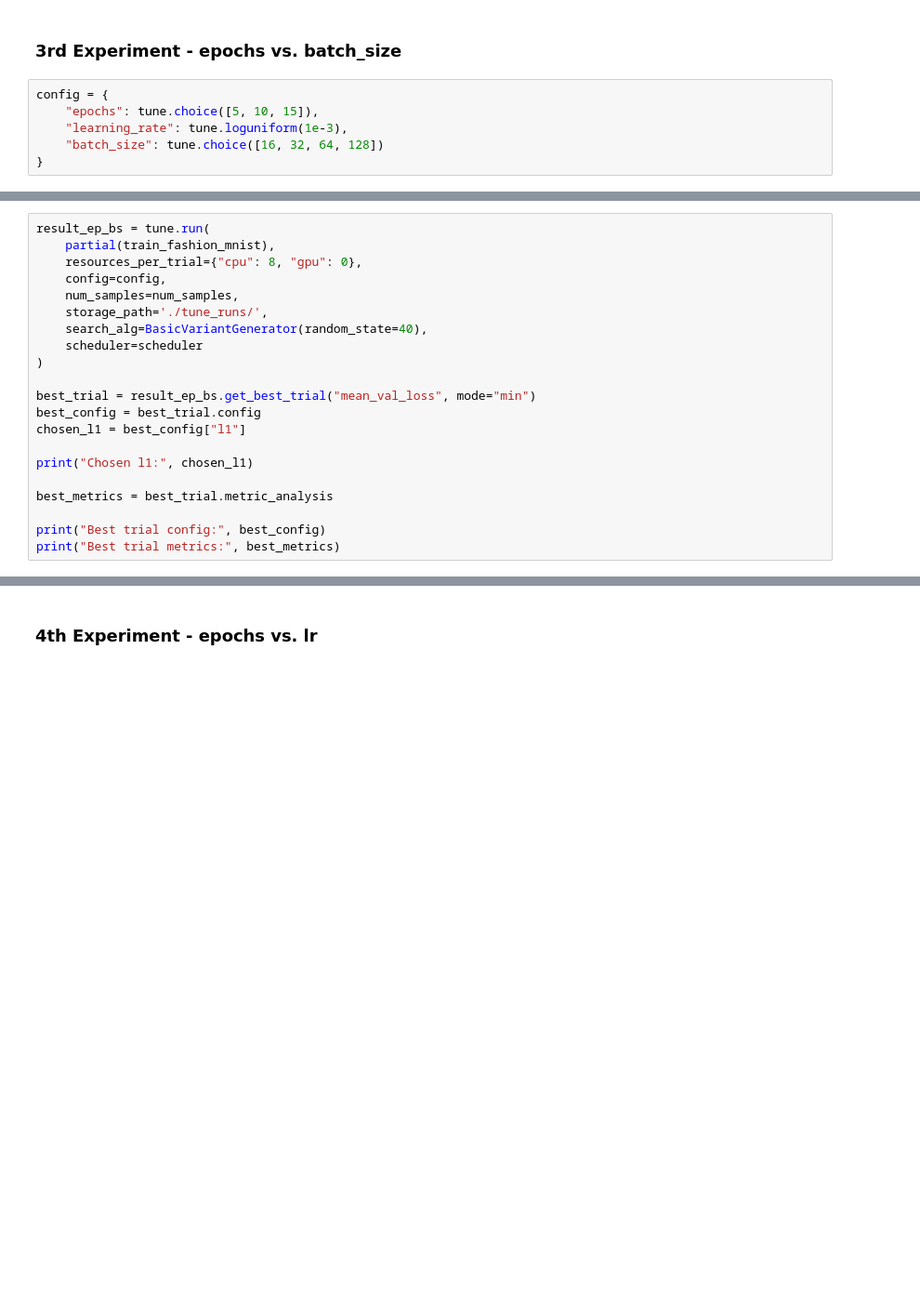
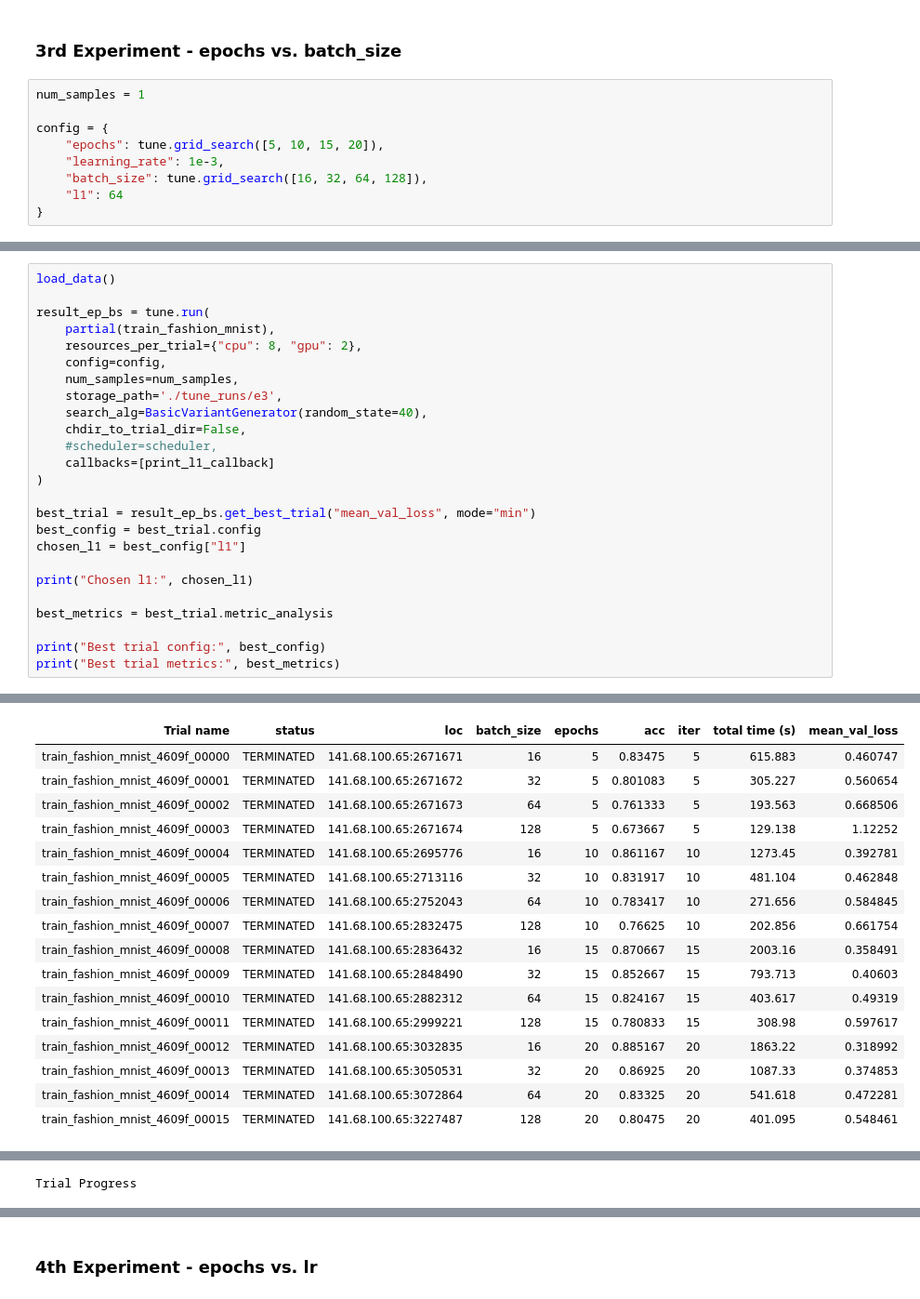
Before and after one commit to LuisaIb/fashion-tuning, a Jupyter notebook: 50random_trials_experiments.ipynb, the cells around one changed output, grey strips where cells are left out. Shown at 93% size. Drawn from its saved outputs; the diff is of its cells as text; blank space fills up the shorter version.

```diff
--- a/50random_trials_experiments.ipynb
+++ b/50random_trials_experiments.ipynb
@@ -312,8 +399,11 @@ print("Best trial metrics:", best_metrics)
 # %% [markdown]
 ### 3rd Experiment - epochs vs. batch_size
 # %%
+num_samples = 1
+
 config = {
-    "epochs": tune.choice([5, 10, 15]),
-    "learning_rate": tune.loguniform(1e-3),
-    "batch_size": tune.choice([16, 32, 64, 128])
+    "epochs": tune.grid_search([5, 10, 15, 20]),
+    "learning_rate": 1e-3,
+    "batch_size": tune.grid_search([16, 32, 64, 128]),
+    "l1": 64
 }
@@ -320,12 +414,16 @@ config = {
 # %%
+load_data()
+
 result_ep_bs = tune.run(
     partial(train_fashion_mnist),
-    resources_per_trial={"cpu": 8, "gpu": 0},
+    resources_per_trial={"cpu": 8, "gpu": 2},
     config=config,
     num_samples=num_samples,
-    storage_path='./tune_runs/',
+    storage_path='./tune_runs/e3',
     search_alg=BasicVariantGenerator(random_state=40),
-    scheduler=scheduler
+    chdir_to_trial_dir=False,
+    #scheduler=scheduler,
+    callbacks=[print_l1_callback]
 )
 
 best_trial = result_ep_bs.get_best_trial("mean_val_loss", mode="min")
@@ -338,3 +436,4 @@ best_metrics = best_trial.metric_analysis
 
 print("Best trial config:", best_config)
 print("Best trial metrics:", best_metrics)
+# %% [output]
@@ -340,0 +449,17 @@ print("Best trial metrics:", best_metrics)
+| Trial name | status | loc | batch_size | epochs | acc | iter | total time (s) | mean_val_loss |
+| train_fashion_mnist_4609f_00000 | TERMINATED | 141.68.100.65:2671671 | 16 | 5 | 0.83475 | 5 | 615.883 | 0.460747 |
+| train_fashion_mnist_4609f_00001 | TERMINATED | 141.68.100.65:2671672 | 32 | 5 | 0.801083 | 5 | 305.227 | 0.560654 |
+| train_fashion_mnist_4609f_00002 | TERMINATED | 141.68.100.65:2671673 | 64 | 5 | 0.761333 | 5 | 193.563 | 0.668506 |
+| train_fashion_mnist_4609f_00003 | TERMINATED | 141.68.100.65:2671674 | 128 | 5 | 0.673667 | 5 | 129.138 | 1.12252 |
+| train_fashion_mnist_4609f_00004 | TERMINATED | 141.68.100.65:2695776 | 16 | 10 | 0.861167 | 10 | 1273.45 | 0.392781 |
+| train_fashion_mnist_4609f_00005 | TERMINATED | 141.68.100.65:2713116 | 32 | 10 | 0.831917 | 10 | 481.104 | 0.462848 |
+| train_fashion_mnist_4609f_00006 | TERMINATED | 141.68.100.65:2752043 | 64 | 10 | 0.783417 | 10 | 271.656 | 0.584845 |
+| train_fashion_mnist_4609f_00007 | TERMINATED | 141.68.100.65:2832475 | 128 | 10 | 0.76625 | 10 | 202.856 | 0.661754 |
+| train_fashion_mnist_4609f_00008 | TERMINATED | 141.68.100.65:2836432 | 16 | 15 | 0.870667 | 15 | 2003.16 | 0.358491 |
+| train_fashion_mnist_4609f_00009 | TERMINATED | 141.68.100.65:2848490 | 32 | 15 | 0.852667 | 15 | 793.713 | 0.40603 |
+| train_fashion_mnist_4609f_00010 | TERMINATED | 141.68.100.65:2882312 | 64 | 15 | 0.824167 | 15 | 403.617 | 0.49319 |
+| train_fashion_mnist_4609f_00011 | TERMINATED | 141.68.100.65:2999221 | 128 | 15 | 0.780833 | 15 | 308.98 | 0.597617 |
+| train_fashion_mnist_4609f_00012 | TERMINATED | 141.68.100.65:3032835 | 16 | 20 | 0.885167 | 20 | 1863.22 | 0.318992 |
+| train_fashion_mnist_4609f_00013 | TERMINATED | 141.68.100.65:3050531 | 32 | 20 | 0.86925 | 20 | 1087.33 | 0.374853 |
+| train_fashion_mnist_4609f_00014 | TERMINATED | 141.68.100.65:3072864 | 64 | 20 | 0.83325 | 20 | 541.618 | 0.472281 |
+| train_fashion_mnist_4609f_00015 | TERMINATED | 141.68.100.65:3227487 | 128 | 20 | 0.80475 | 20 | 401.095 | 0.548461 |
@@ -340,0 +483 @@ print("Best trial metrics:", best_metrics)
+Trial Progress
```
Also changed, not shown: parts of 18 cells of this notebook.
